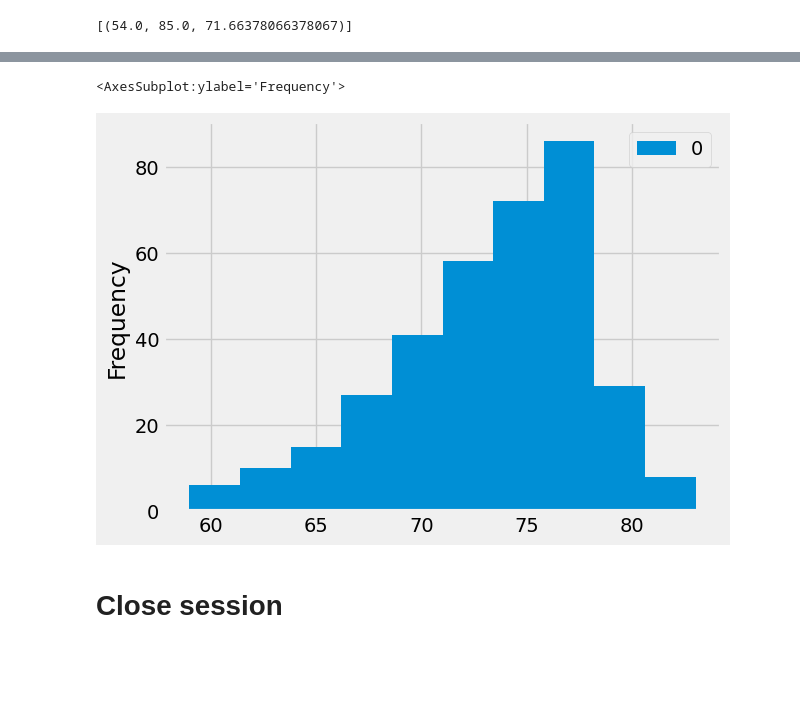
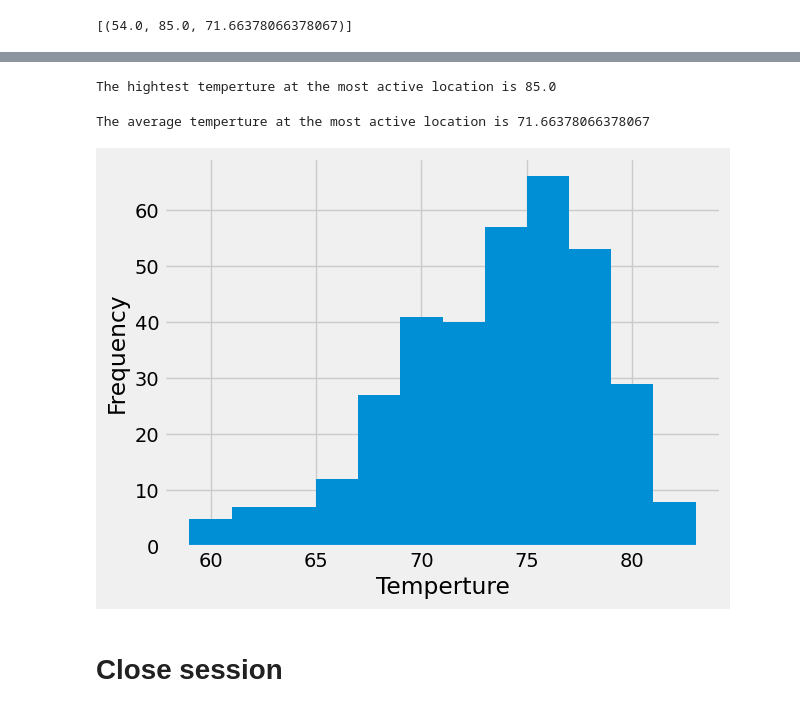
Before and after one commit to kbrantner/sqlalchemy-challenge, a Jupyter notebook: SurfsUp/climate_starter.ipynb, the cells around one changed output, grey strips where cells are left out. Cells and saved outputs as stored; diff of their text form; code cells hidden in the pictures; blank space fills up the shorter version.

```diff
--- a/SurfsUp/climate_starter.ipynb
+++ b/SurfsUp/climate_starter.ipynb
@@ -266 +238,11 @@ print(location_active)
+# %%
+highest_temp=location_active[0][1]
+print(f"The hightest temperture at the most active location is {highest_temp}")
+# %% [output]
+The hightest temperture at the most active location is 85.0
+# %%
+average_temp=location_active[0][2]
+print(f"The average temperture at the most active location is {average_temp}")
+# %% [output]
+The average temperture at the most active location is 71.66378066378067
 # %%
@@ -270,12 +252,18 @@ print(location_active)
 # Using the most active station id
 # Query the last 12 months of temperature observation data for this station and plot the results as a histogram
 location_year=session.query(measurement.tobs).filter(measurement.station=="USC00519281").filter(measurement.date>=year_date).all()
-location_year_df=pd.DataFrame(location_year)
+location_year_df=pd.DataFrame(location_year, columns=["Temperature"])
 # %%
-location_year_df.plot(kind="hist")
+#location_year_df.plot(kind="hist")
-# %% [output]
-<AxesSubplot:ylabel='Frequency'>
-[figure, removed]
+# %%
+
+plt.hist(location_year_df["Temperature"], bins=12, label="temp")
+#https://stackoverflow.com/questions/59482310/how-to-show-variable-names-as-labels-on-the-x-axis-of-a-histogram
+plt.gca().set( xlabel='Temperture', ylabel='Frequency')
+
+plt.show()
+# %% [output]
+[figure, added]
 # %% [markdown]
 # Close session
 # %%
```
Also changed, not shown: parts of 13 cells of this notebook.
